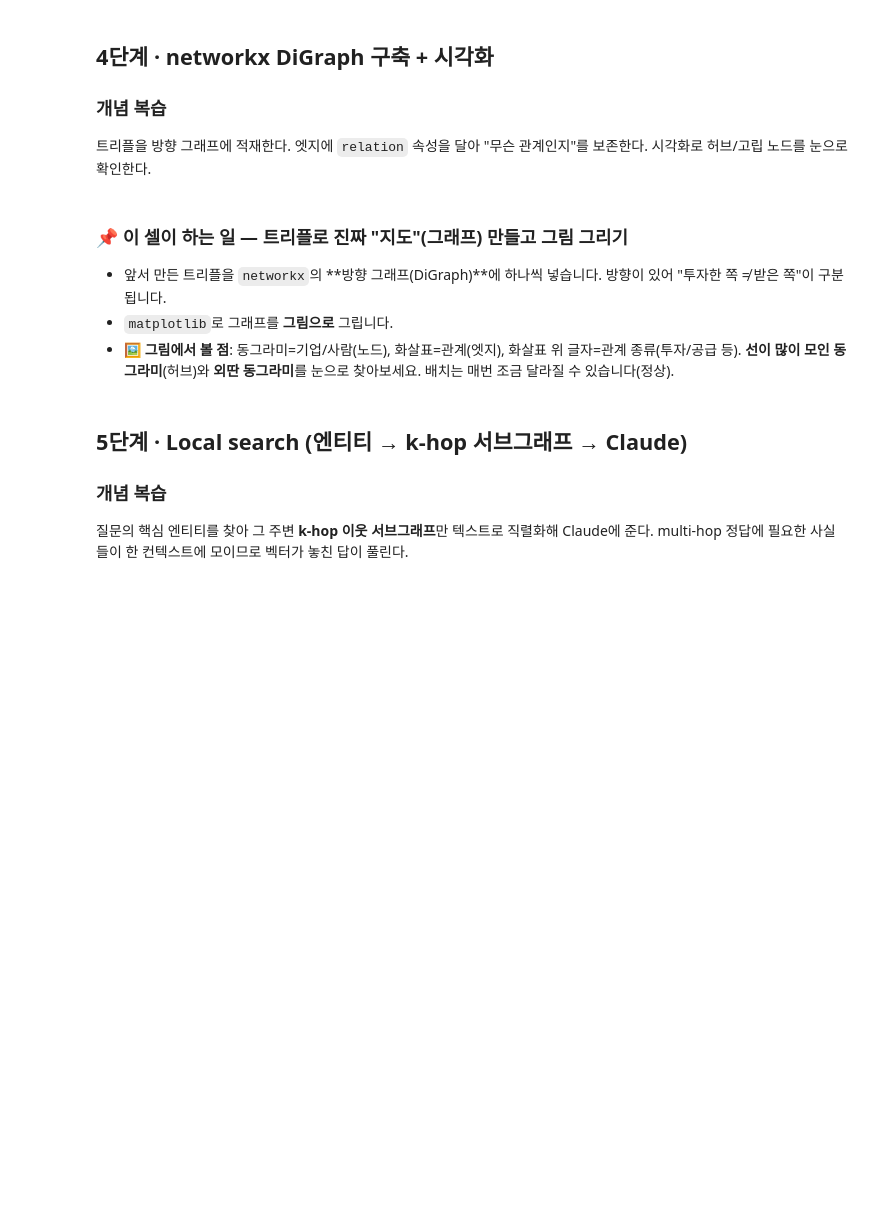
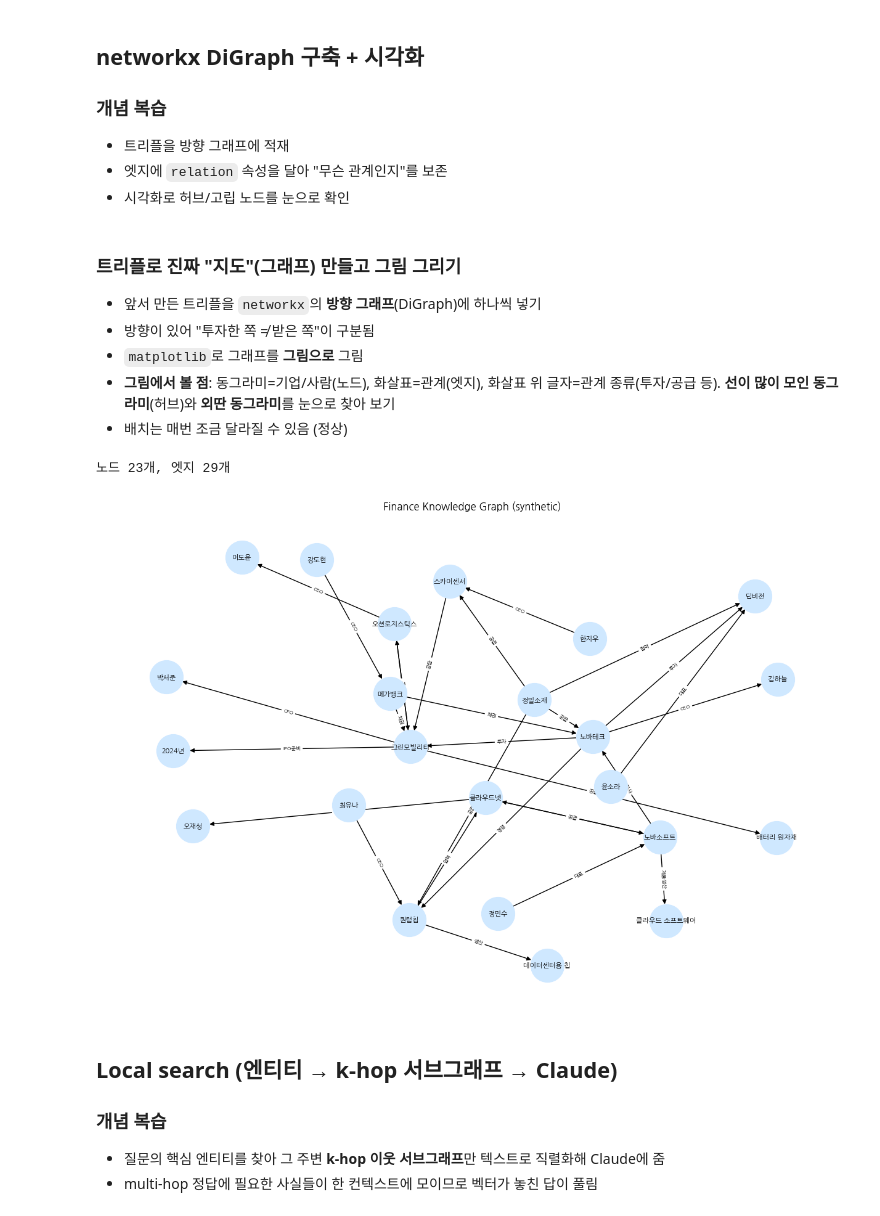
Before and after one commit to suanlab/Advanced-RAG, a Jupyter notebook: colab/lab5 Graph RAG.ipynb, the cells around one changed output. Drawn from its saved outputs; the diff is of its cells as text; code cells hidden in the pictures; blank space fills up the shorter version.

```diff
--- a/colab/lab5 Graph RAG.ipynb
+++ b/colab/lab5 Graph RAG.ipynb
@@ -26,11 +22,10 @@ print("✅ 환경 셋업 완료 — API 키 입력됨, client·MODEL 준비됨")
 # %%
-# 한글 폰트 설정 (Colab) — 그래프/시각화에서 한글 깨짐 방지
+# 한글 폰트 설정 (Colab 환경)
 !apt-get install -y fonts-nanum > /dev/null 2>&1
-import matplotlib.pyplot as plt, matplotlib.font_manager as fm
-_fp = '/usr/share/fonts/truetype/nanum/NanumGothic.ttf'
-try:
-    fm.fontManager.addfont(_fp); plt.rcParams['font.family'] = 'NanumGothic'
-except Exception:
-    pass
+import matplotlib.pyplot as plt
+import matplotlib.font_manager as fm
+font_path = '/usr/share/fonts/truetype/nanum/NanumGothic.ttf'
+fm.fontManager.addfont(font_path)
+plt.rcParams['font.family'] = 'NanumGothic'
 plt.rcParams['axes.unicode_minus'] = False
-print('한글 폰트 설정 완료')
+print("한글 폰트 설정 완료!")
@@ -227,28 +244,36 @@ print("정규화 후 엔티티 예:", sorted({t["head"] for t in all_triples})[:
 # %% [markdown]
-## 4단계 · networkx DiGraph 구축 + 시각화
+## networkx DiGraph 구축 + 시각화
 
 ### 개념 복습
-트리플을 방향 그래프에 적재한다. 엣지에 `relation` 속성을 달아 "무슨 관계인지"를 보존한다. 시각화로 허브/고립 노드를 눈으로 확인한다.
+- 트리플을 방향 그래프에 적재
+- 엣지에 `relation` 속성을 달아 "무슨 관계인지"를 보존
+- 시각화로 허브/고립 노드를 눈으로 확인
 # %% [markdown]
-### 📌 이 셀이 하는 일 — 트리플로 진짜 "지도"(그래프) 만들고 그림 그리기
-- 앞서 만든 트리플을 `networkx`의 **방향 그래프(DiGraph)**에 하나씩 넣습니다. 방향이 있어 "투자한 쪽 ≠ 받은 쪽"이 구분됩니다.
-- `matplotlib`로 그래프를 **그림으로** 그립니다.
-- **🖼 그림에서 볼 점**: 동그라미=기업/사람(노드), 화살표=관계(엣지), 화살표 위 글자=관계 종류(투자/공급 등). **선이 많이 모인 동그라미**(허브)와 **외딴 동그라미**를 눈으로 찾아보세요. 배치는 매번 조금 달라질 수 있습니다(정상).
+### 트리플로 진짜 "지도"(그래프) 만들고 그림 그리기
+- 앞서 만든 트리플을 `networkx`의 **방향 그래프**(DiGraph)에 하나씩 넣기
+- 방향이 있어 "투자한 쪽 ≠ 받은 쪽"이 구분됨
+- `matplotlib`로 그래프를 **그림으로** 그림
+- **그림에서 볼 점**: 동그라미=기업/사람(노드), 화살표=관계(엣지), 화살표 위 글자=관계 종류(투자/공급 등). **선이 많이 모인 동그라미**(허브)와 **외딴 동그라미**를 눈으로 찾아 보기
+- 배치는 매번 조금 달라질 수 있음 (정상)
 # %%
 import networkx as nx, matplotlib.pyplot as plt
 G = nx.DiGraph()
 for t in all_triples:
     G.add_edge(t["head"], t["tail"], relation=t["relation"])
 print(f"노드 {G.number_of_nodes()}개, 엣지 {G.number_of_edges()}개")
 
 plt.figure(figsize=(12, 8))
 pos = nx.spring_layout(G, seed=42, k=0.9)
-nx.draw(G, pos, with_labels=True, node_color="#cfe8ff", node_size=1500, font_size=8)
-nx.draw_networkx_edge_labels(G, pos, edge_labels=nx.get_edge_attributes(G,"relation"), font_size=6)
+nx.draw(G, pos, with_labels=True, node_color="#cfe8ff", node_size=1500, font_size=8, font_family='NanumGothic')
+nx.draw_networkx_edge_labels(G, pos, edge_labels=nx.get_edge_attributes(G,"relation"), font_size=6, font_family='NanumGothic')
 plt.title("Finance Knowledge Graph (synthetic)"); plt.axis("off"); plt.show()
+# %% [output]
+노드 23개, 엣지 29개
+[figure, added]
 # %% [markdown]
-## 5단계 · Local search (엔티티 → k-hop 서브그래프 → Claude)
+## Local search (엔티티 → k-hop 서브그래프 → Claude)
 
 ### 개념 복습
-질문의 핵심 엔티티를 찾아 그 주변 **k-hop 이웃 서브그래프**만 텍스트로 직렬화해 Claude에 준다. multi-hop 정답에 필요한 사실들이 한 컨텍스트에 모이므로 벡터가 놓친 답이 풀린다.
+- 질문의 핵심 엔티티를 찾아 그 주변 **k-hop 이웃 서브그래프**만 텍스트로 직렬화해 Claude에 줌
+- multi-hop 정답에 필요한 사실들이 한 컨텍스트에 모이므로 벡터가 놓친 답이 풀림
 # %% [markdown]
```
Also changed, not shown: parts of 118 cells of this notebook, 9 other files.
